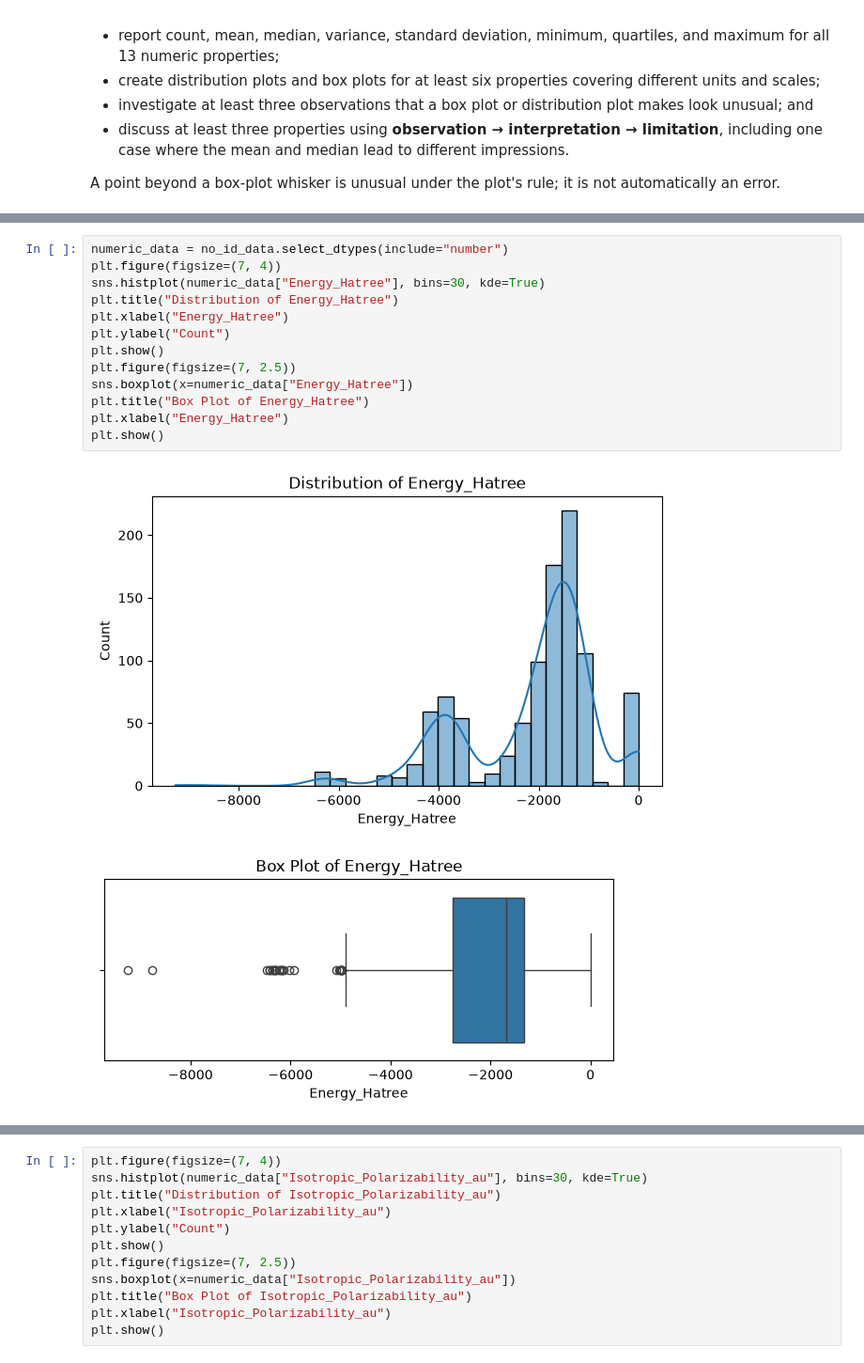
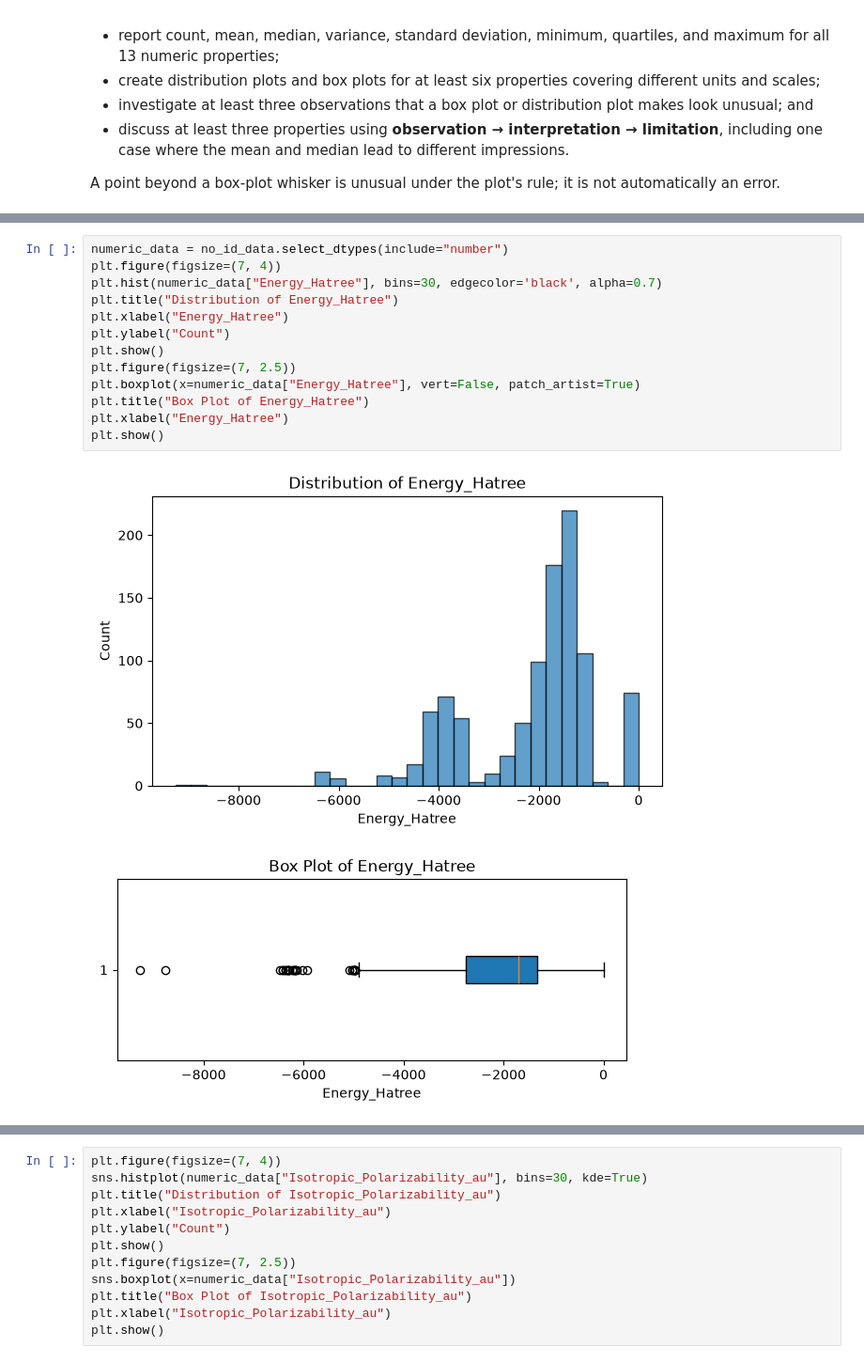
Before and after one commit to zleung9/2026-summar-ai, a Jupyter notebook: sections/s02/submissions/student0019425/s02_data_exploration.ipynb, the cells around one changed output, grey strips where cells are left out. Shown at 94% size. Drawn from its saved outputs; the diff is of its cells as text.

```diff
--- a/sections/s02/submissions/student0019425/s02_data_exploration.ipynb
+++ b/sections/s02/submissions/student0019425/s02_data_exploration.ipynb
@@ -375,18 +396,18 @@ no_id_data.select_dtypes(include="number").describe()
 # %%
 numeric_data = no_id_data.select_dtypes(include="number")
 plt.figure(figsize=(7, 4))
-sns.histplot(numeric_data["Energy_Hatree"], bins=30, kde=True)
+plt.hist(numeric_data["Energy_Hatree"], bins=30, edgecolor='black', alpha=0.7)
 plt.title("Distribution of Energy_Hatree")
 plt.xlabel("Energy_Hatree")
 plt.ylabel("Count")
 plt.show()
 plt.figure(figsize=(7, 2.5))
-sns.boxplot(x=numeric_data["Energy_Hatree"])
+plt.boxplot(x=numeric_data["Energy_Hatree"], vert=False, patch_artist=True)
 plt.title("Box Plot of Energy_Hatree")
 plt.xlabel("Energy_Hatree")
 plt.show()
 # %% [output]
-[figure, old version]
+[figure, new version]
-[figure, old version]
+[figure, new version]
 # %%
 plt.figure(figsize=(7, 4))
```
Also changed, not shown: parts of 11 cells of this notebook.
